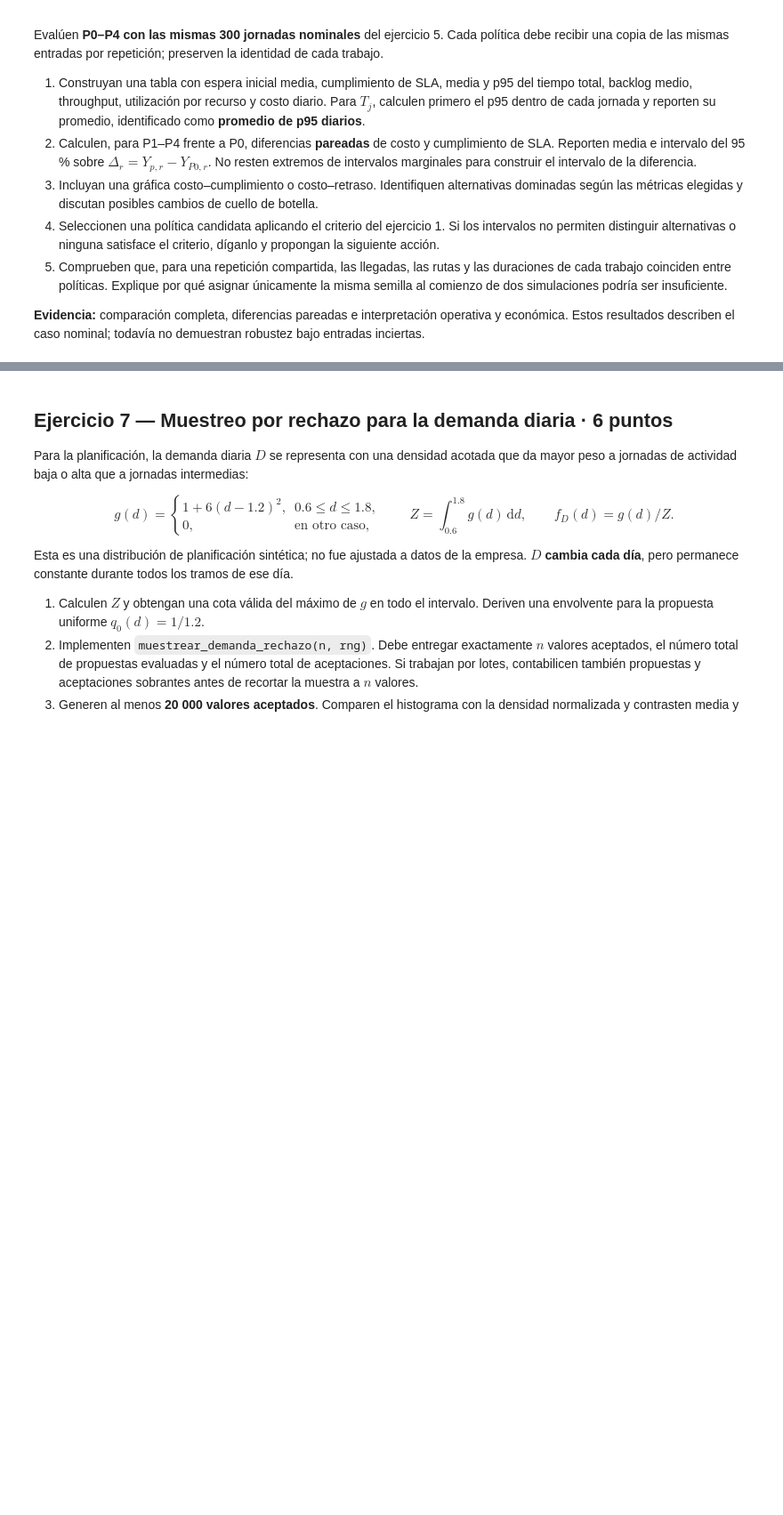
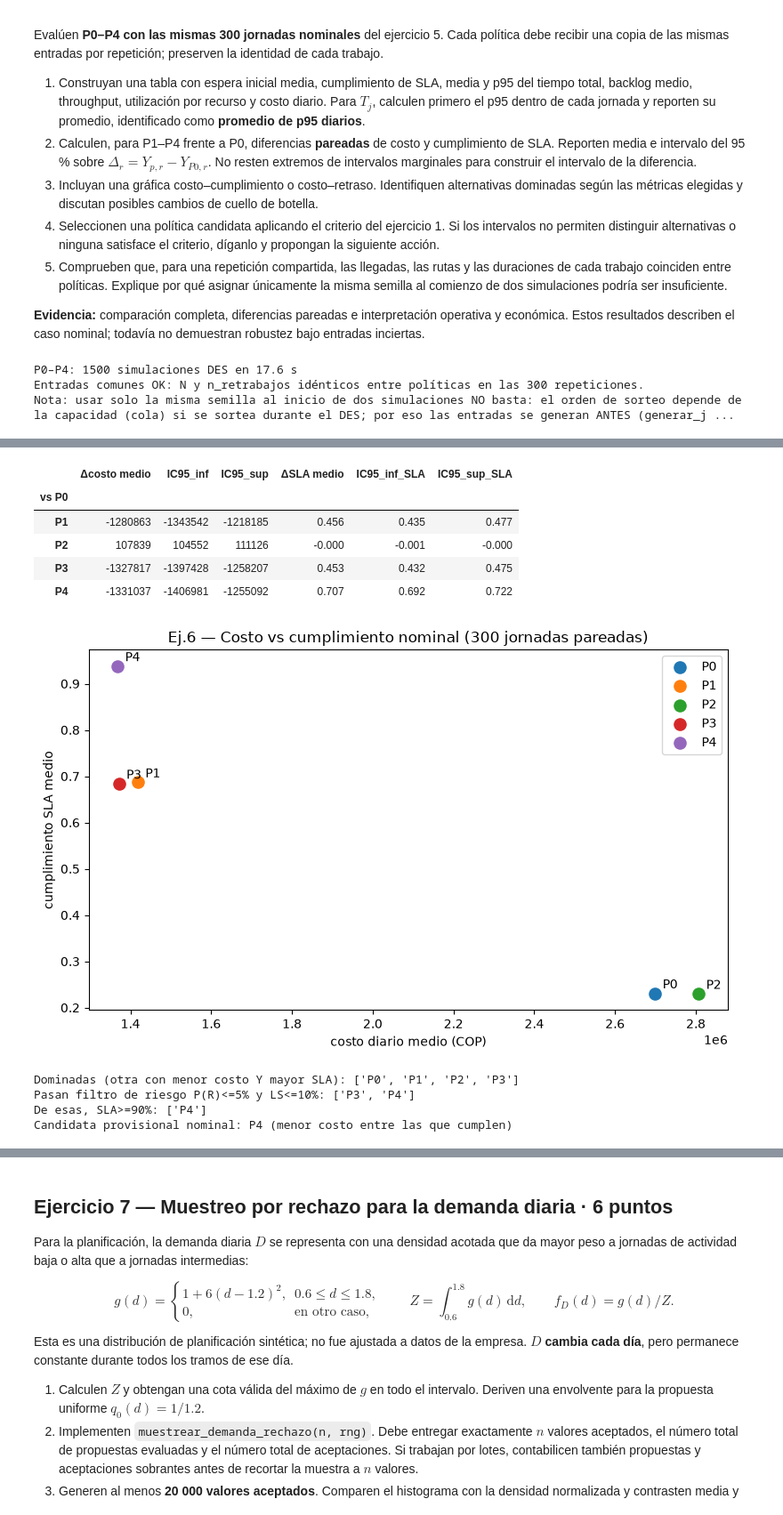
Before and after one commit to nykt3r/JupyterDevContainer, a Jupyter notebook: Taller_2_Modelos_y_Simulacion.ipynb, the cells around one changed output, grey strips where cells are left out. Shown at 89% size. Drawn from its saved outputs; the diff is of its cells as text; code cells hidden in the pictures; blank space fills up the shorter version.

Commit message:
taller dos finalizado. 10 de 10 ejercicios

```diff
--- a/Taller_2_Modelos_y_Simulacion.ipynb
+++ b/Taller_2_Modelos_y_Simulacion.ipynb
@@ -1121,6 +1576,69 @@ Evalúen **P0–P4 con las mismas 300 jornadas nominales** del ejercicio 5. Cada
 
 **Evidencia:** comparación completa, diferencias pareadas e interpretación operativa y económica. Estos resultados describen el caso nominal; todavía no demuestran robustez bajo entradas inciertas.
 # %%
-# Reutilicen ejecutar_repeticiones para P0–P4 y las semillas del ejercicio 5.
-# Construyan diferencias por repeticion, sin perder el emparejamiento.
-# Añadan aquí tablas y la gráfica de alternativas.
+# Ejercicio 6 — Comparación P0–P4 con las mismas 300 jornadas (bloque 5)
+t0 = perf_counter()
+rep_nom = ejecutar_repeticiones(POLITICAS, CONFIG_NOMINAL, SEMILLAS_EJ5)
+print(f'P0–P4: {len(rep_nom)} simulaciones DES en {perf_counter() - t0:.1f} s')
+n = rep_nom['repeticion'].nunique()
+
+# --- 6.0 Chequeo de entradas comunes: N y retrabajos idénticos entre políticas por repetición ---
+nuc = rep_nom.groupby('repeticion')[['N', 'n_retrabajos']].nunique()
+assert (nuc == 1).all().all(), 'las políticas no comparten entradas'
+print(f'Entradas comunes OK: N y n_retrabajos idénticos entre políticas en las {n} repeticiones.')
+print('Nota: usar solo la misma semilla al inicio de dos simulaciones NO basta: el orden de '
+      'sorteo depende de la capacidad (cola) si se sortea durante el DES; por eso las entradas '
+      'se generan ANTES (generar_jornada) y se reutilizan por trabajo.')
+
+# --- 6.1 Tabla comparativa (promedios sobre jornadas; T_p95 = promedio de p95 diarios) ---
+agg = rep_nom.groupby('politica').agg(
+    W_mean=('W_mean', 'mean'), SLA=('sla', 'mean'), T_mean=('T_mean', 'mean'),
+    T_p95_prom=('T_p95', 'mean'), backlog=('backlog', 'mean'), throughput=('throughput', 'mean'),
+    u_comp=('util_comp', 'mean'), u_prue=('util_prue', 'mean'), u_seg=('util_seg', 'mean'),
+    costo=('costo', 'mean'), PR=('indicador_R', 'mean')).round(3)
+agg['PR_WS_inf'] = agg['PR'].apply(lambda p: intervalo_wilson(int(p * n), n)[0]).round(3)
+agg['PR_WS_sup'] = agg['PR'].apply(lambda p: intervalo_wilson(int(p * n), n)[1]).round(3)
+display(agg)
+
+# --- 6.2 Diferencias pareadas P1–P4 vs P0 (misma repetición) ---
+base = rep_nom[rep_nom['politica'] == 'P0'].set_index('repeticion')
+filas = []
+for p in ['P1', 'P2', 'P3', 'P4']:
+    g = rep_nom[rep_nom['politica'] == p].set_index('repeticion')
+    dc, ic, sc, _ = ic_media_t((g['costo'] - base['costo']).to_numpy())
+    ds, is_, ss, _ = ic_media_t((g['sla'] - base['sla']).to_numpy())
+    filas.append({'vs P0': p, 'Δcosto medio': dc, 'IC95_inf': ic, 'IC95_sup': sc,
+                  'ΔSLA medio': ds, 'IC95_inf_SLA': is_, 'IC95_sup_SLA': ss})
+dif = pd.DataFrame(filas).set_index('vs P0').round(0).astype({'Δcosto medio': int, 'IC95_inf': int, 'IC95_sup': int})
+dif[['ΔSLA medio', 'IC95_inf_SLA', 'IC95_sup_SLA']] = pd.DataFrame(filas).set_index('vs P0')[['ΔSLA medio', 'IC95_inf_SLA', 'IC95_sup_SLA']].round(3)
+display(dif)
+
+# --- 6.3 Gráfica costo–cumplimiento + dominadas ---
+fig, ax = plt.subplots(figsize=(8, 5))
+for p, f in agg.iterrows():
+    ax.scatter(f['costo'], f['SLA'], s=90, label=p)
+    ax.annotate(p, (f['costo'], f['SLA']), textcoords='offset points', xytext=(6, 4))
+ax.set(xlabel='costo diario medio (COP)', ylabel='cumplimiento SLA medio',
+       title='Ej.6 — Costo vs cumplimiento nominal (300 jornadas pareadas)')
+ax.legend(); fig.tight_layout(); plt.show()
+print('Dominadas (otra con menor costo Y mayor SLA):',
+      [p for p in agg.index if any((agg['costo'] < agg.loc[p, 'costo']) & (agg['SLA'] > agg.loc[p, 'SLA']))]
+      or 'ninguna estricta; ver tabla e IC pareados')
+
+# --- 6.4 Candidata según criterio 1.5 ---
+cand = agg[(agg['PR'] <= 0.05) & (agg['PR_WS_sup'] <= 0.10)]
+print(f"Pasan filtro de riesgo P(R)<=5% y LS<=10%: {list(cand.index) or 'ninguna'}")
+cand2 = cand[cand['SLA'] >= 0.90]
+print(f"De esas, SLA>=90%: {list(cand2.index) or 'ninguna'}")
+pool = cand2 if len(cand2) else cand
+if len(pool):
+    elegida = pool['costo'].idxmin()
+    print(f'Candidata provisional nominal: {elegida} (menor costo entre las que cumplen)')
+else:
+    elegida = None
+    print('Ninguna pasa el filtro de riesgo: no se aprueba ninguna; evaluar 4-3-1 u otra ampliación.')
+CANDIDATA_NOMINAL = elegida
+# %% [output]
+P0–P4: 1500 simulaciones DES en 17.6 s
+Entradas comunes OK: N y n_retrabajos idénticos entre políticas en las 300 repeticiones.
+Nota: usar solo la misma semilla al inicio de dos simulaciones NO basta: el orden de sorteo depende de la capacidad (cola) si se sortea durante el DES; por eso las entradas se generan ANTES (generar_j ...
@@ -1127,3 +1652,14 @@ Evalúen **P0–P4 con las mismas 300 jornadas nominales** del ejercicio 5. Cada
+|  | Δcosto medio | IC95_inf | IC95_sup | ΔSLA medio | IC95_inf_SLA | IC95_sup_SLA |
+| vs P0 |  |  |  |  |  |  |
+| P1 | -1280863 | -1343542 | -1218185 | 0.456 | 0.435 | 0.477 |
+| P2 | 107839 | 104552 | 111126 | -0.000 | -0.001 | -0.000 |
+| P3 | -1327817 | -1397428 | -1258207 | 0.453 | 0.432 | 0.475 |
+| P4 | -1331037 | -1406981 | -1255092 | 0.707 | 0.692 | 0.722 |
+[figure, added]
+Dominadas (otra con menor costo Y mayor SLA): ['P0', 'P1', 'P2', 'P3']
+Pasan filtro de riesgo P(R)<=5% y LS<=10%: ['P3', 'P4']
+De esas, SLA>=90%: ['P4']
+Candidata provisional nominal: P4 (menor costo entre las que cumplen)
 # %% [markdown]
 ### Resultados y decisión provisional del ejercicio 6
 
```
Also changed, not shown: parts of 18 cells of this notebook, 2 other files.
